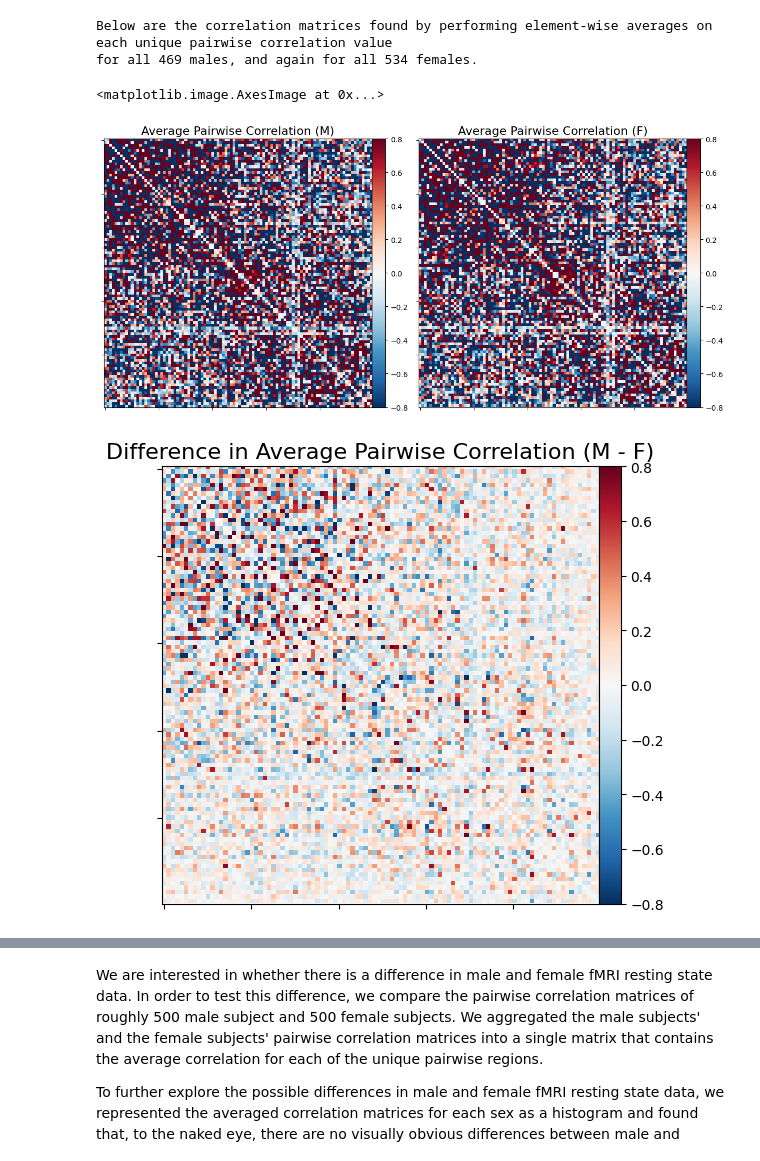
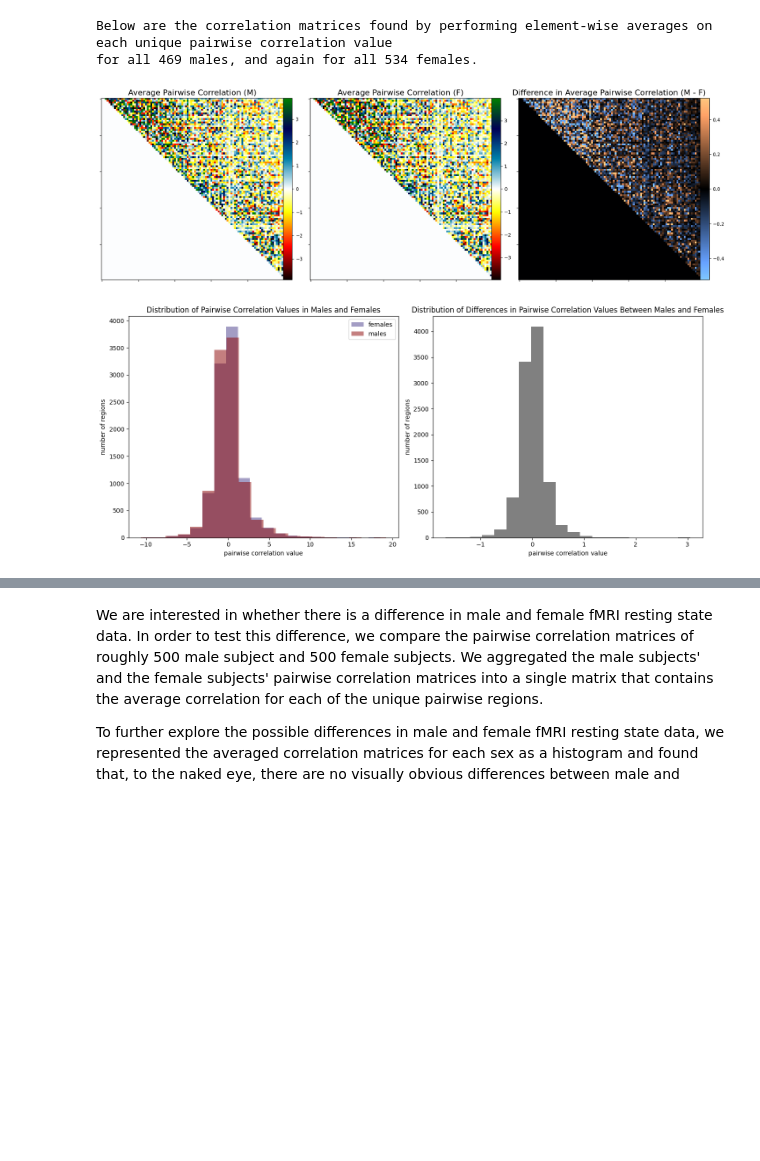
Before and after one commit to AndrewCheng02/DSC180B-Capstone-ProjectA09, a Jupyter notebook: HCP EDA.ipynb, the cells around one changed output, grey strips where cells are left out. Drawn from its saved outputs; the diff is of its cells as text; code cells hidden in the pictures; blank space fills up the shorter version.

```diff
--- a/HCP EDA.ipynb
+++ b/HCP EDA.ipynb
@@ -63,18 +81,47 @@ for all 469 males, and again for all 534 females.
 # %%
-# Create a 1x2 subplot grid
-fig, axes = plt.subplots(1, 2, figsize=(12, 6))
+def get_minmax(netmats):
+    span = max(np.abs(netmats.mean() - 2 * np.std(netmats)), np.abs(netmats.mean() + 2 * np.std(netmats)))
+    return -span, span
+m_avg_netmat_vmin, m_avg_netmat_vmax = get_minmax(m_avg_netmat)
+f_avg_netmat_vmin, f_avg_netmat_vmax = get_minmax(f_avg_netmat)
 
+cmap = 'ocean_hot_r'
+bicmap  = 'cyan_copper'
+
+# heatmaps
+# m/f netmats
+fig, axes = plt.subplots(1, 3, figsize=(18, 6))
 plotting.plot_matrix( # visualize element-wise average of males
-    m_avg_netmat, colorbar=True, vmax=0.8, vmin=-0.8, axes=axes[0], title = "Average Pairwise Correlation (M)")
+   set_upper_triangular(m_avg_netmat), colorbar=True, vmax=m_avg_netmat_vmax, vmin=m_avg_netmat_vmin, axes=axes[0], title = "Average Pairwise Correlation (M)", cmap=cmap)
+plotting.plot_matrix( # visualize element-wise average of females
+    set_upper_triangular(f_avg_netmat), colorbar=True, vmax=f_avg_netmat_vmax, vmin=f_avg_netmat_vmin, axes=axes[1], title = "Average Pairwise Correlation (F)", cmap=cmap)
+
+# difference in magnitudes
+diff_mag_vmin, diff_mag_vmax = get_minmax(diff_avg_netmat)
+plotting.plot_matrix( # visualize element-wise difference of averages
+    set_upper_triangular(diff_avg_netmat), colorbar=True, vmax=diff_mag_vmax, vmin=diff_mag_vmin, axes=axes[2], title = "Difference in Average Pairwise Correlation (M - F)", cmap=bicmap)
+plt.tight_layout()
 
 
-plotting.plot_matrix( # visualize element-wise average of females
-    f_avg_netmat, colorbar=True, vmax=0.8, vmin=-0.8, axes=axes[1], title = "Average Pairwise Correlation (F)")
+# histograms
+fig, (ax1, ax2) = plt.subplots(1, 2, figsize=(14, 6))
+bins = 20
+m_color = 'darkslateblue'
+f_color = 'darkred'
+# m/f netmats
+ax1.hist(m_avg_netmat.flatten(), bins=bins, label="females", alpha=0.5, color=m_color)
+ax1.hist(f_avg_netmat.flatten(), bins=bins, label="males", alpha=0.5, color=f_color)
+ax1.set_xlabel('pairwise correlation value')
+ax1.set_ylabel('number of regions')
+ax1.set_title('Distribution of Pairwise Correlation Values in Males and Females')
+ax1.legend()
+# difference in magnitudes
+ax2.hist(diff_avg_netmat.flatten(), bins=bins, color='grey')
+ax2.set_xlabel('pairwise correlation value')
+ax2.set_ylabel('number of regions')
+ax2.set_title('Distribution of Differences in Pairwise Correlation Values Between Males and Females')
 
-
-plotting.plot_matrix( # visualize element-wise difference of averages
-    diff_avg_netmat, colorbar=True, vmax=0.8, vmin=-0.8, title = "Difference in Average Pairwise Correlation (M - F)")
+plt.tight_layout()
 # %% [output]
-<matplotlib.image.AxesImage at 0x...>
-[figure, old version]
+[figure, new version]
-[figure, old version]
+[figure, new version]
```
Also changed, not shown: parts of 14 cells of this notebook, 4 other files.
